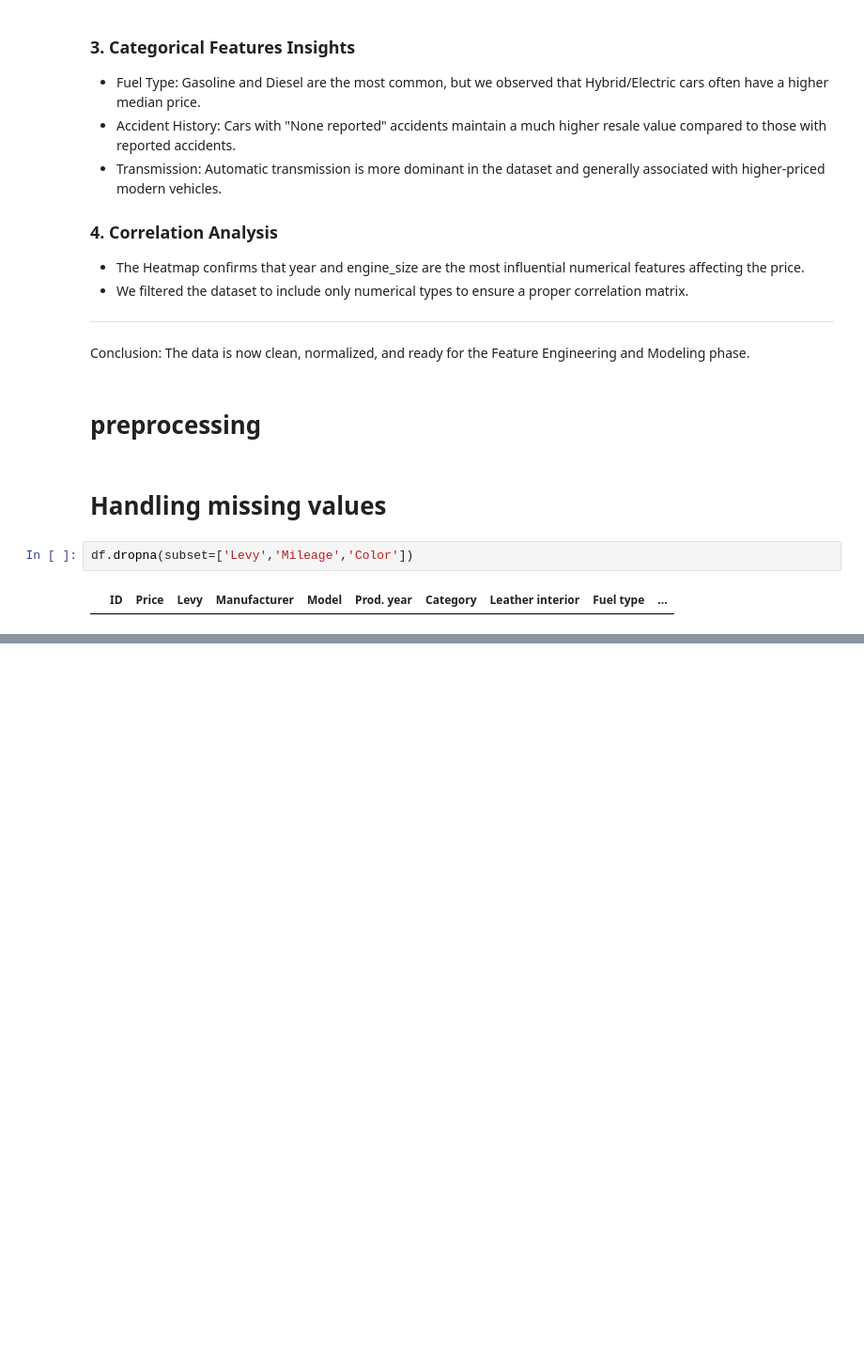
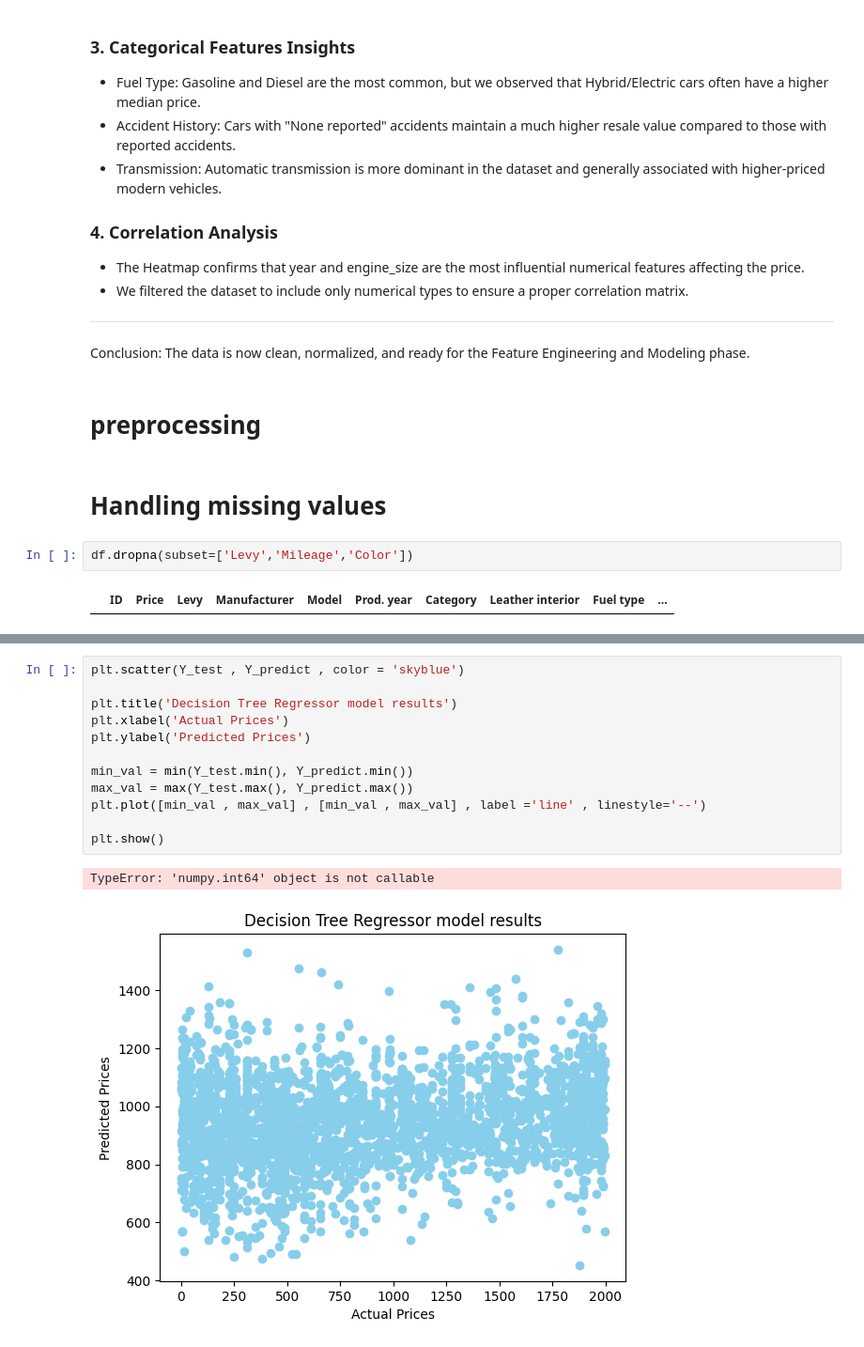
Before and after one commit to waloly29at-oss/Car-Price-Prediction, a Jupyter notebook: src/notebooks/EDA.ipynb, the cells around one changed output, grey strips where cells are left out. Shown at 94% size. Cells and saved outputs as stored; diff of their text form; blank space fills up the shorter version.

```diff
--- a/src/notebooks/EDA.ipynb
+++ b/src/notebooks/EDA.ipynb
@@ -399,0 +475,15 @@ print(" Data is ready with Robust Scaling and Outliers included!")
+# %%
+plt.scatter(Y_test , Y_predict , color = 'skyblue')
+
+plt.title('Decision Tree Regressor model results')
+plt.xlabel('Actual Prices')
+plt.ylabel('Predicted Prices')
+
+min_val = min(Y_test.min(), Y_predict.min())
+max_val = max(Y_test.max(), Y_predict.max())
+plt.plot([min_val , max_val] , [min_val , max_val] , label ='line' , linestyle='--')
+
+plt.show()
+# %% [output]
+TypeError: 'numpy.int64' object is not callable
+[figure, added]
```
Also changed, not shown: parts of 20 cells of this notebook.
